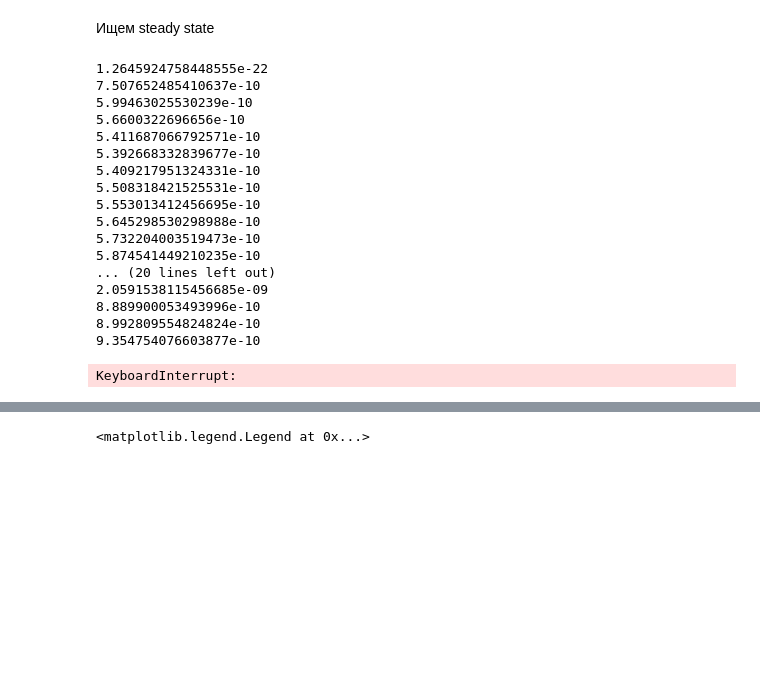
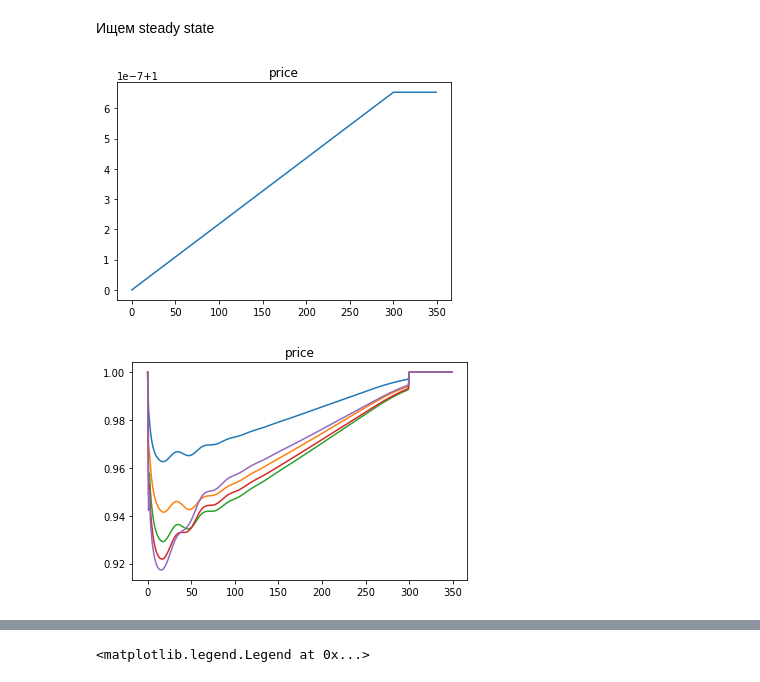
Before and after one commit to mkhlgrv/olg, a Jupyter notebook: steady_state.ipynb, the cells around one changed output, grey strips where cells are left out. Cells and saved outputs as stored; diff of their text form; code cells hidden in the pictures; blank space fills up the shorter version.

```diff
--- a/steady_state.ipynb
+++ b/steady_state.ipynb
@@ -555,8 +637,11 @@ demography = np.load('demography.npy',allow_pickle='TRUE').item()
 # %%
-epsilon_female =epsilon_male= np.array([[np.exp(-0.001*(96-g+t)**2+25*0.001*2*(96-g+t)) if ((96-g+t) > 0 and (96-g+t)<=96) else 0  for g in range(demography["N_female"].shape[1]) ] for t in range(demography["N_female"].shape[0])])
+epsilon_female =epsilon_male= np.array([[np.exp(-0.001*(n_generations-g+t)**2+15*0.001*2*(n_generations-g+t))\
+                                         if ((n_generations-g+t) > 0 and (n_generations-g+t)<=n_generations) \
+                                         else 0  for g in range(demography["N_female"].shape[1]) ] \
+                                        for t in range(demography["N_female"].shape[0])])
 # %%
-rho_female = np.array([[1 if ((96-g+t) >= 46 and (96-g+t)<=96) else 0  for g in range(demography["N_female"].shape[1]) ] for t in range(demography["N_female"].shape[0])])
-rho_male = np.array([[1 if ((96-g+t) >= 51 and (96-g+t)<=96) else 0  for g in range(demography["N_female"].shape[1]) ] for t in range(demography["N_female"].shape[0])])
+rho_female = np.array([[1 if ((n_generations-g+t) >= 46 and (n_generations-g+t)<=n_generations) else 0  for g in range(demography["N_female"].shape[1]) ] for t in range(demography["N_female"].shape[0])])
+rho_male = np.array([[1 if ((n_generations-g+t) >= 51 and (n_generations-g+t)<=n_generations) else 0  for g in range(demography["N_female"].shape[1]) ] for t in range(demography["N_female"].shape[0])])
 
 max_time = demography["N_female"].shape[0]
 sigma = np.array([0.9 for _ in range(max_time)])
@@ -574,22 +659,22 @@ A_E = np.array([1. for _ in range(max_time)])
 # %%
 demography["N_female"]=demography["N_male"]
 N = np.array([demography["N_female"].transpose()/1000,demography["N_male"].transpose()/1000])
-Pi = np.array([(demography[f"N_{sex}male"]/np.max(demography["N_female"], axis=0)+(1-np.tri(*demography[f"N_{sex}male"].shape, k=95))).transpose() for sex in ("fe", "")])
+Pi = np.array([(demography[f"N_{sex}male"]/np.max(demography[f"N_{sex}male"], axis=0)\
+                +(1-np.tri(*demography[f"N_{sex}male"].shape, k=n_generations-1))).transpose() for sex in ("fe", "")])
 Pi[Pi<0] = 0.01
 epsilon = np.array([epsilon_female.transpose(), epsilon_male.transpose()])
 rho = np.array([rho_female.transpose(), rho_male.transpose()])
 A = np.array([A_N, A_E])
 initial = {"a_initial_sum":-13,
-#            np.array([[-(96-g)/10 if g < 96 else 0 for g in range(demography["N_female"].shape[1])] for s in range(2)]),
                 "price_N":1.,
-                 "K_N":5.,
+                 "K_N":400.,
                  "L_N":35.,
-                 "I_N":0.1,
-                 "K_E":5.,
+                 "I_N":3,
+                 "K_E":600.,
                  "L_E":50.,
                  "Gov":7., # растет с темпом A_growth * N_growth
                  "Debt":-1.,
-                 "I_E":0.1}
+                 "I_E":5}
 steady_guess = np.array([5.54349368,    0.38667374,    8.7962513 ,    1.61917223,
            0.99999988,    0.9999998])
 # steady state
@@ -600,7 +707,7 @@ steady_guess = np.array([5.54349368,    0.38667374,    8.7962513 ,    1.61917223
 # надо исправить
 # Beq_female_to_female = Beq_female_to_male = Beq_male_to_female = Beq_male_to_male = np.zeros_like(demography["N_female"])
 # %%
-olg = OLG_model(G=96,T=250,N=N,epsilon=epsilon, rho=rho, sigma = sigma,Pi=Pi,r = r,price_M =price_M, price_E=price_E, tau_I=tau_I,tau_II=tau_II,tau_Ins=tau_Ins, tau_pi=tau_pi, tau_VA=tau_VA, tau_rho=tau_rho, beta = 0.995, phi = 0.8, theta = 0.5, psi = 5., omega=0.4, alpha = 1/3, delta=0.01, A=A,initial=initial, eta =0.25,steady_max_iter=10000,max_iter=5000, steady_guess=steady_guess)
+olg = OLG_model(G=n_generations,T=300,N=N,epsilon=epsilon, rho=rho, sigma = sigma,Pi=Pi,r = r,price_M =price_M, price_E=price_E, tau_I=tau_I,tau_II=tau_II,tau_Ins=tau_Ins, tau_pi=tau_pi, tau_VA=tau_VA, tau_rho=tau_rho, beta = 0.995, phi = 0.8, theta = 0.5, psi = 5., omega=0.4, alpha = 1/3, delta=0.01, A=A,initial=initial, eta =0.25,steady_max_iter=5000,max_iter=1000, steady_guess=steady_guess)
 # %%
 tol = 10e-5
 niter = 30
@@ -620,30 +727,32 @@ with warnings.catch_warnings():
                 break
 olg.update_a_initial()
 olg.create_guess()
+# %%
+bot = TelegramBot(os.getenv('comp_bot_token'),
+                      os.getenv('chat_id'))
+
+plt.plot(olg.price[0:350])
+plt.title("price")
+
+bot.send_plot(plt)
+
+# This method delete the generetad image
+bot.clean_tmp_dir()
+# %% [output]
+[figure, added]
 # %%
-for t in tqdm(reversed(range(olg.T)),
-                  desc = 'Steady state',
-              total=self.T,
-                      token=os.getenv('comp_bot_token'),
-                      chat_id=os.getenv('chat_id')):
-    olg.update_guess(t)
-    print(olg.history[t][0]["fun"])
+for i in range(5):
+    for t in tqdm(reversed(range(1,olg.T)),
+                      desc = f'path to steady {i}',
+                      total=olg.T-1,
+                          token=os.getenv('comp_bot_token'),
+                          chat_id=os.getenv('chat_id')):
+        olg.update_guess(t)
+    plt.plot(olg.price[:(olg.T+50)])
+    plt.title("price")
+
+    bot.send_plot(plt)
+
+    bot.clean_tmp_dir()
 # %% [output]
-1.2645924758448555e-22
-7.507652485410637e-10
-5.99463025530239e-10
-5.6600322696656e-10
-5.411687066792571e-10
-5.392668332839677e-10
-5.409217951324331e-10
-5.508318421525531e-10
-5.553013412456695e-10
-5.645298530298988e-10
-5.732204003519473e-10
-5.874541449210235e-10
-... (20 lines left out)
-2.0591538115456685e-09
-8.889900053493996e-10
-8.992809554824824e-10
-9.354754076603877e-10
-KeyboardInterrupt:
+[figure, added]
```
Also changed, not shown: parts of 16 cells of this notebook, 3 other files.
